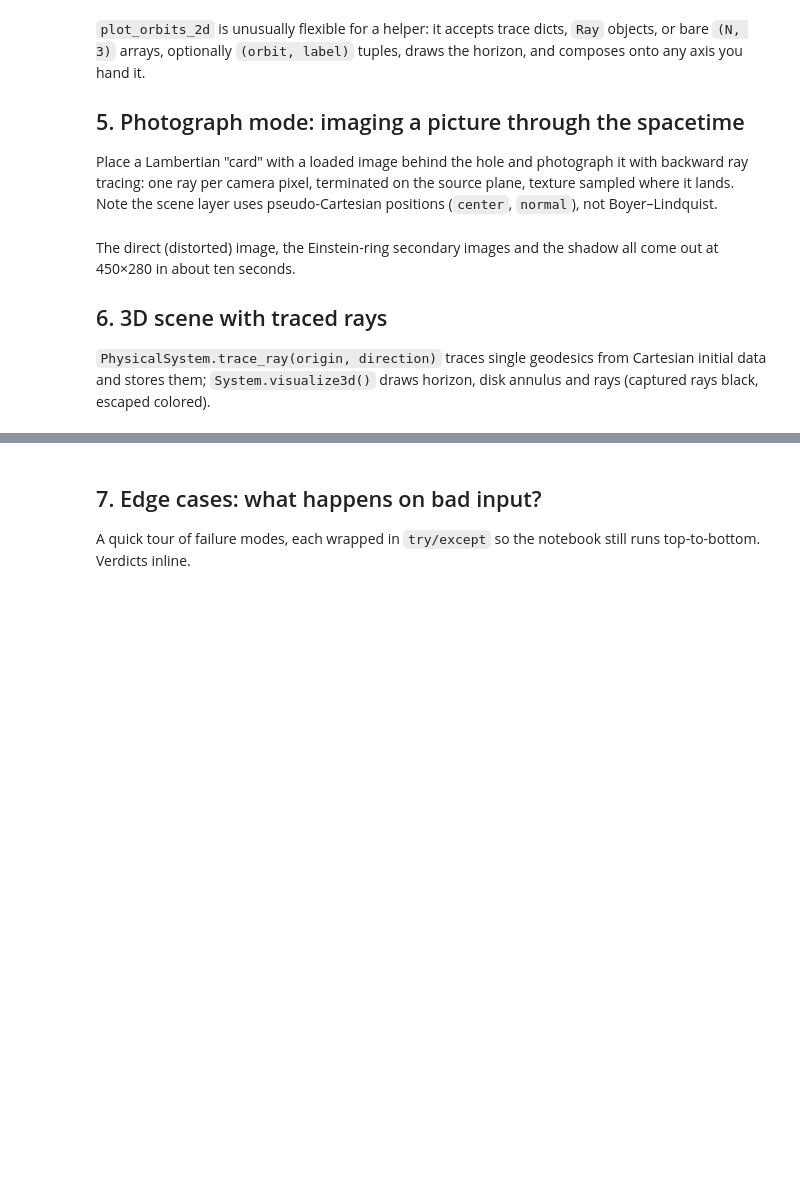
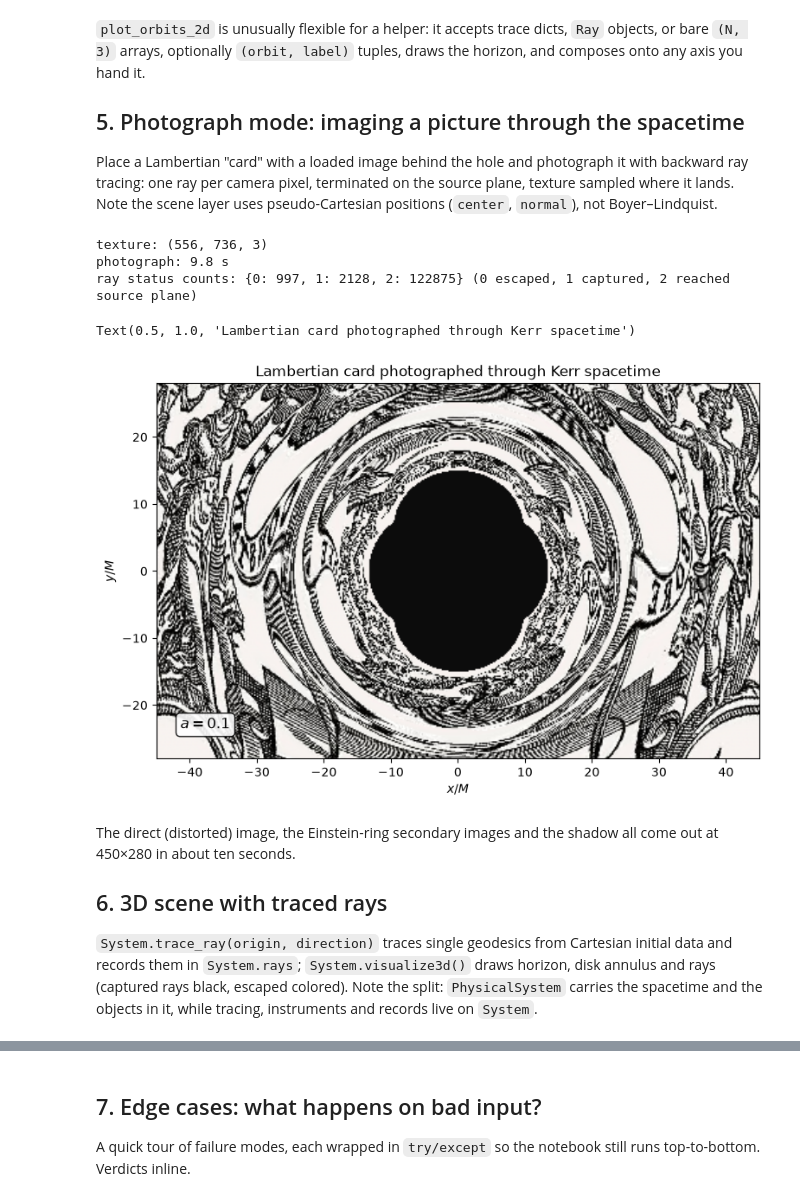
Before and after one commit to blancusjh/GRAVTRACER, a Jupyter notebook: notebooks/grayt_demo.ipynb, the cells around one changed output, grey strips where cells are left out. Drawn from its saved outputs; the diff is of its cells as text; code cells hidden in the pictures; blank space fills up the shorter version.

```diff
--- a/notebooks/grayt_demo.ipynb
+++ b/notebooks/grayt_demo.ipynb
@@ -206,37 +280,45 @@ it with backward ray tracing: one ray per camera pixel, terminated on the
 source plane, texture sampled where it lands. Note the scene layer uses
 pseudo-Cartesian positions (`center`, `normal`), not Boyer–Lindquist.
 # %%
-bh9 = grayt.BlackHole(a=0.9)
+bh9 = grayt.BlackHole(a=0.1)
 source = grayt.ImageSource(center=(-150.0, 0.0, 0.0),
                            normal=(1.0, 0.0, 0.0), up=(0.0, 0.0, 1.0),
                            width=90.0, height=68.0,
-                           image=str(REPO / "examples/assets/labore_et_constantia.jpg"))
+                           image=str(ASSETS / "labore_et_constantia.jpg"))
 print("texture:", source.image.shape)
 
-ps = grayt.PhysicalSystem(black_hole=bh9, rtol=1e-8, atol=1e-10)
+# PhysicalSystem holds the physics; integrator tolerances live on System.
+ps = grayt.PhysicalSystem(spacetime=bh9)
 ps.sources.append(source)
-sys3 = grayt.System(physical=ps)
+sys3 = grayt.System(physical=ps, rtol=1e-8, atol=1e-10)
 
 cam = grayt.Camera(r=1000.0, theta=90.0, phi=0.0,
                    x=(-45.0, 45.0), y=(-28.0, 28.0), resolution=(450, 280))
 t0 = time.time()
 photo = sys3.photograph(cam, source, background=0.05)   # ~10 s, silent
 print(f"photograph: {time.time()-t0:.1f} s")
 vals, counts = np.unique(photo.status, return_counts=True)
 print("ray status counts:", dict(zip(vals.tolist(), counts.tolist())),
       "(0 escaped, 1 captured, 2 reached source plane)")
 
 ax = photo.plot(label=f"$a={bh9.a}$")
 ax.set_xlabel("$x/M$"); ax.set_ylabel("$y/M$")
 ax.set_title("Lambertian card photographed through Kerr spacetime")
-ax.figure.savefig(OUT / "demo_photograph.png", dpi=150, bbox_inches="tight")
+# %% [output]
+texture: (556, 736, 3)
+photograph: 9.8 s
+ray status counts: {0: 997, 1: 2128, 2: 122875} (0 escaped, 1 captured, 2 reached source plane)
+Text(0.5, 1.0, 'Lambertian card photographed through Kerr spacetime')
+[figure, added]
 # %% [markdown]
 The direct (distorted) image, the Einstein-ring secondary images and
 the shadow all come out at 450×280 in about ten seconds.
 
 ## 6. 3D scene with traced rays
 
-`PhysicalSystem.trace_ray(origin, direction)` traces single geodesics from
-Cartesian initial data and stores them; `System.visualize3d()` draws horizon,
-disk annulus and rays (captured rays black, escaped colored).
+`System.trace_ray(origin, direction)` traces single geodesics from Cartesian
+initial data and records them in `System.rays`; `System.visualize3d()` draws
+horizon, disk annulus and rays (captured rays black, escaped colored). Note
+the split: `PhysicalSystem` carries the spacetime and the objects in it,
+while tracing, instruments and records live on `System`.
 # %%
```
Also changed, not shown: parts of 17 cells of this notebook, 12 other files.
